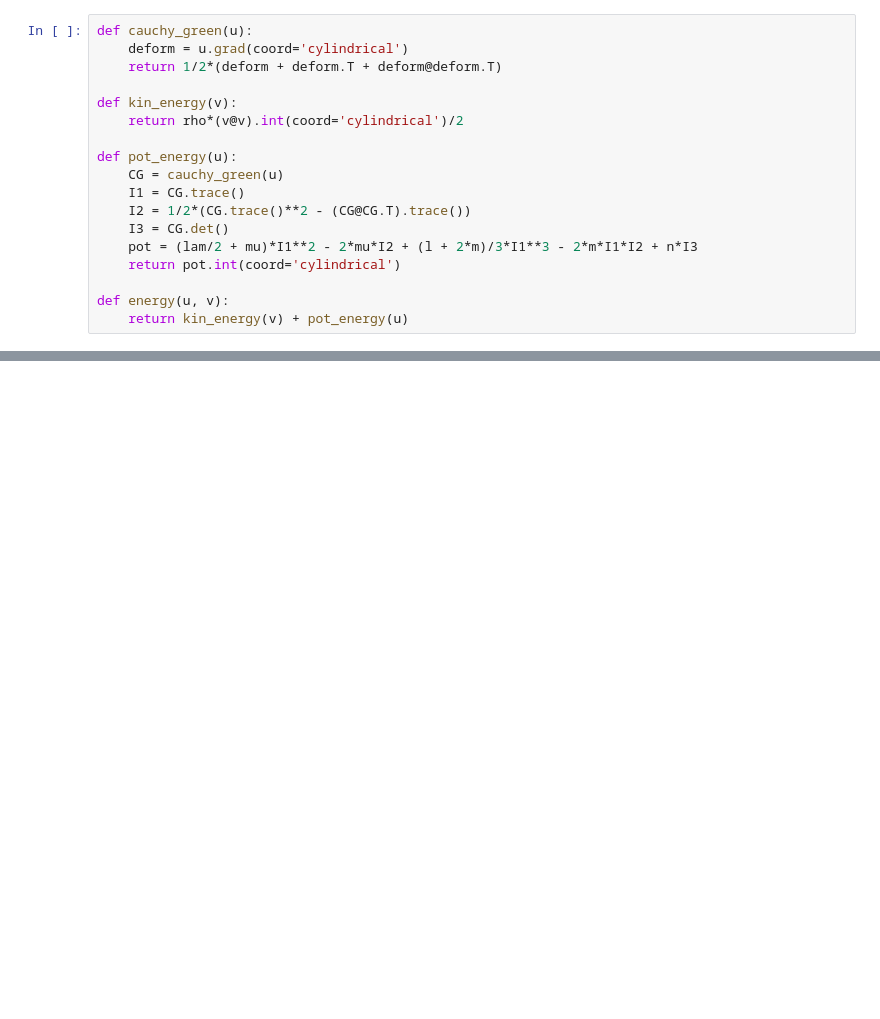
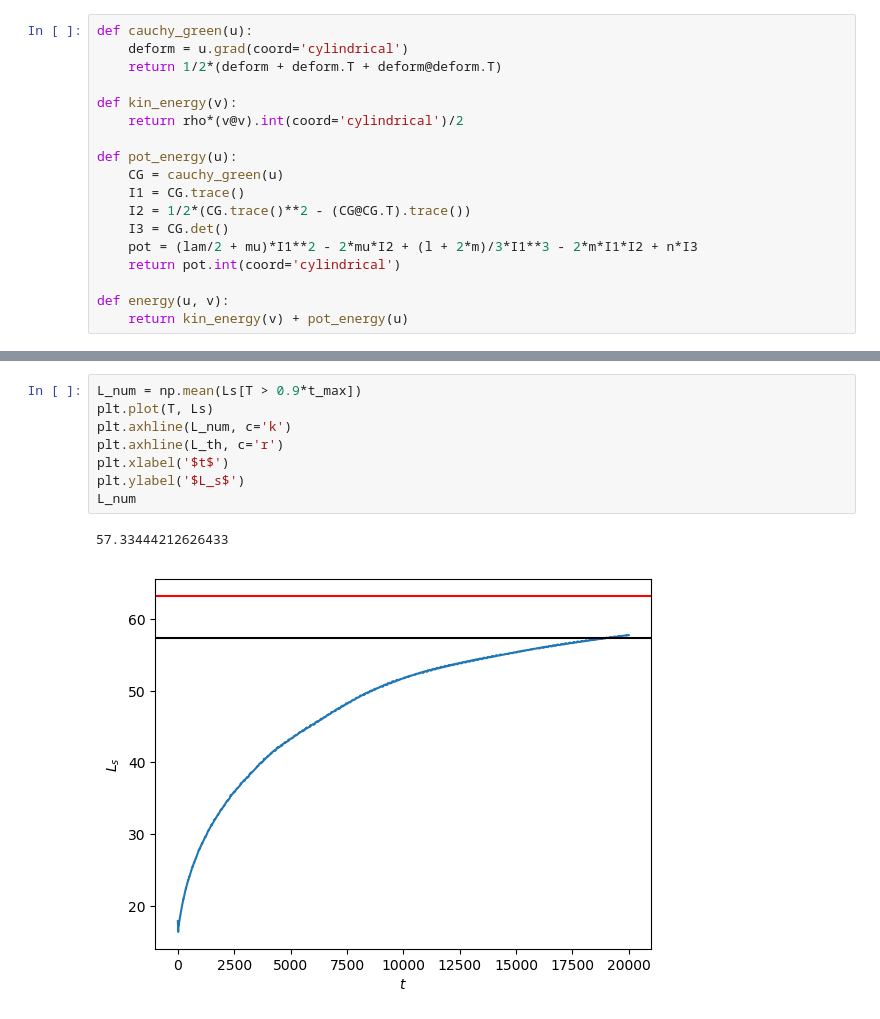
Before and after one commit to fgarbuzov/Spectral, a Jupyter notebook: NonlinearElasticityCylinder.ipynb, the cells around one changed output, grey strips where cells are left out. Cells and saved outputs as stored; diff of their text form; blank space fills up the shorter version.

```diff
--- a/NonlinearElasticityCylinder.ipynb
+++ b/NonlinearElasticityCylinder.ipynb
@@ -177,0 +195,11 @@ plt.plot(E_cut/E_cut.max())
+# %%
+L_num = np.mean(Ls[T > 0.9*t_max])
+plt.plot(T, Ls)
+plt.axhline(L_num, c='k')
+plt.axhline(L_th, c='r')
+plt.xlabel('$t$')
+plt.ylabel('$L_s$')
+L_num
+# %% [output]
+57.33444212626433
+[figure, added]
```
Also changed, not shown: parts of 22 cells of this notebook, 9 other files.
